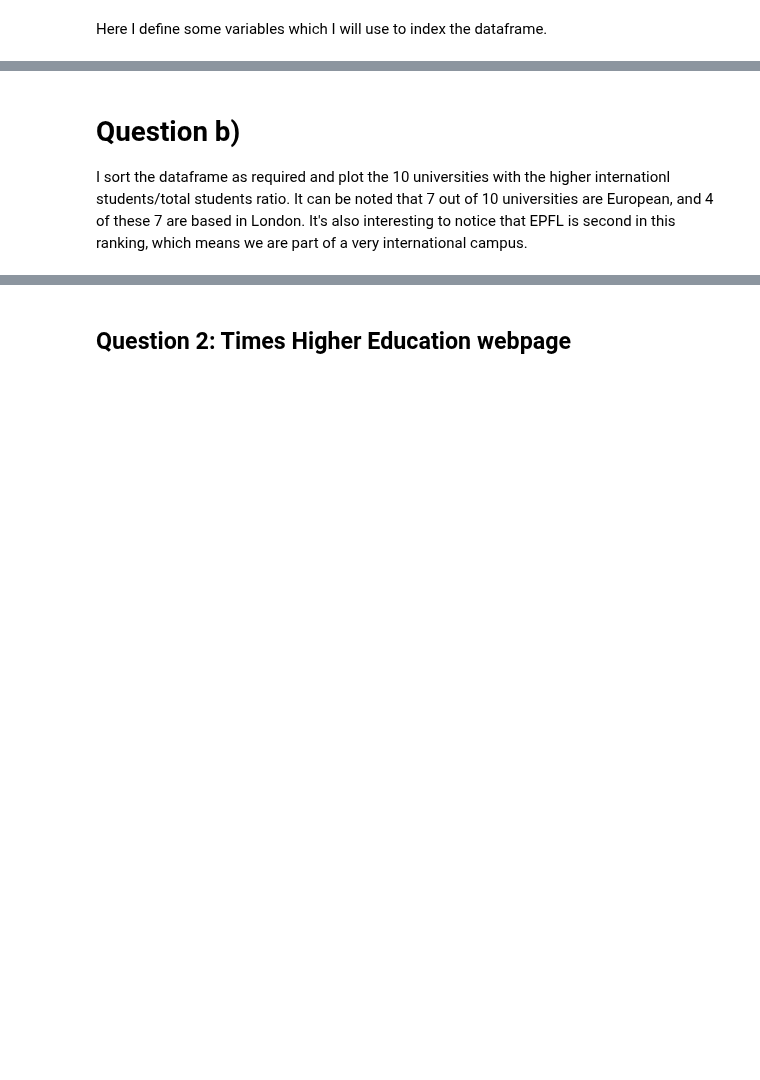
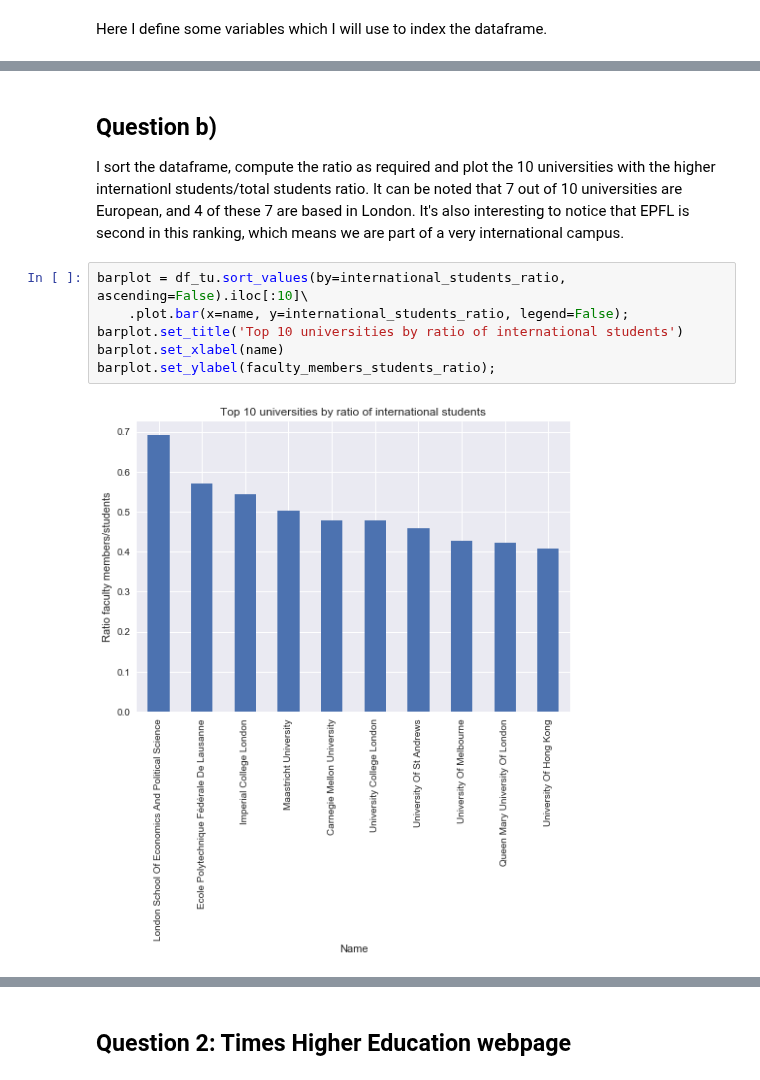
Before and after one commit to raphaelBarman/ADA-dh, a Jupyter notebook: 02 - Data from the Web/Homework 2.ipynb, the cells around one changed output, grey strips where cells are left out. Drawn from its saved outputs; the diff is of its cells as text; blank space fills up the shorter version.

```diff
--- a/02 - Data from the Web/Homework 2.ipynb
+++ b/02 - Data from the Web/Homework 2.ipynb
@@ -204,6 +197,14 @@ reduced_plot(df_tu_QA, name, faculty_members_students_ratio, university_name, fa
 # %% [output]
 [figure]
 # %% [markdown]
-# Question b)
-I sort the dataframe as required and plot the 10 universities with the higher internationl students/total students ratio. It can be noted that 7 out of 10 universities are European, and 4 of these 7 are based in London. It's also interesting to notice that EPFL is second in this ranking, which means we are part of a very international campus.
+## Question b)
+I sort the dataframe, compute the ratio as required and plot the 10 universities with the higher internationl students/total students ratio. It can be noted that 7 out of 10 universities are European, and 4 of these 7 are based in London. It's also interesting to notice that EPFL is second in this ranking, which means we are part of a very international campus.
+# %%
+barplot = df_tu.sort_values(by=international_students_ratio, ascending=False).iloc[:10]\
+    .plot.bar(x=name, y=international_students_ratio, legend=False);
+barplot.set_title('Top 10 universities by ratio of international students')
+barplot.set_xlabel(name)
+barplot.set_ylabel(faculty_members_students_ratio);
+# %% [output]
+[figure, added]
 # %%
```
Also changed, not shown: parts of 62 cells of this notebook, 2 other files.
